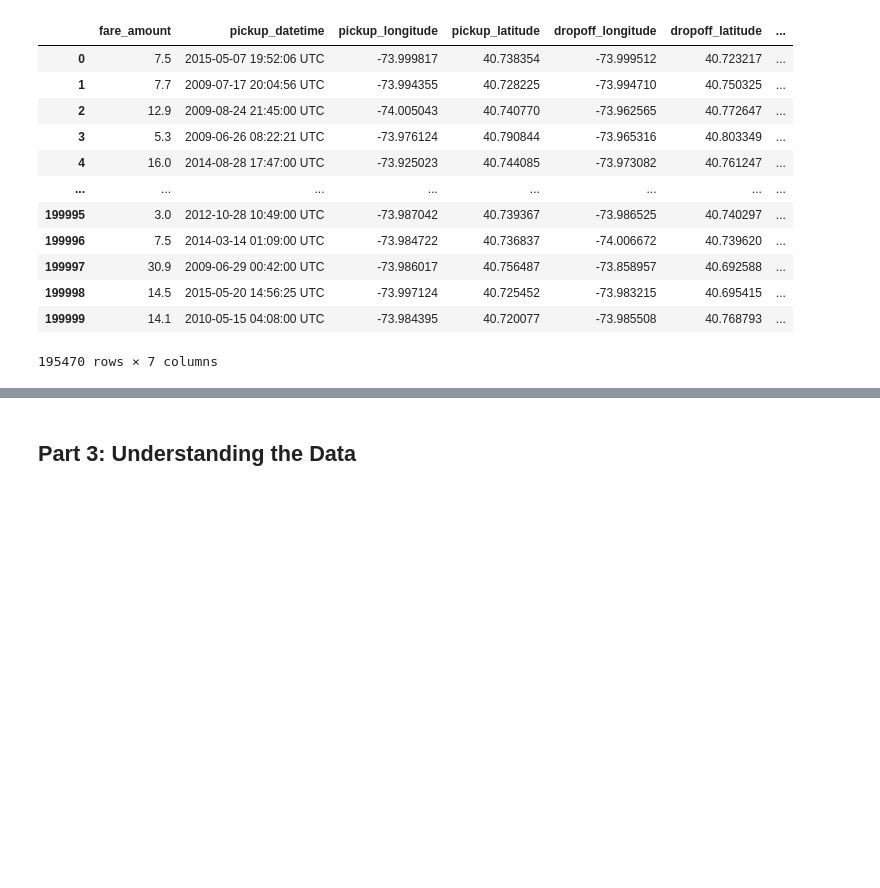
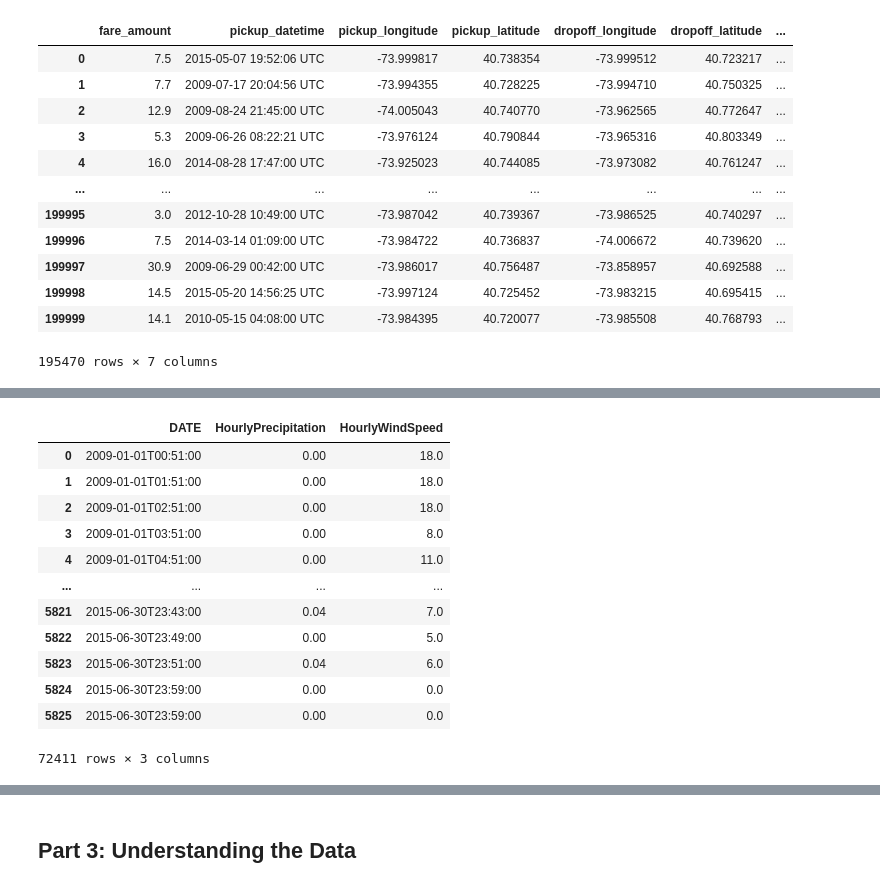
Before and after one commit to MissHela/PYFinalProject, a Jupyter notebook: Final_Project.ipynb, the cells around one changed output, grey strips where cells are left out. Cells and saved outputs as stored; diff of their text form; code cells hidden in the pictures; blank space fills up the shorter version.

```diff
--- a/Final_Project.ipynb
+++ b/Final_Project.ipynb
@@ -383,17 +382,32 @@ _Write some prose that tells the reader what you're about to do here._
 # %%
-def clean_month_weather_data_hourly(csv_file):
+# Clean weather data and delete unnecessary columns
+def clean_month_weather_data_hourly(csv_file: str) -> pd.DataFrame:
+    df=pd.read_csv(csv_file,low_memory=False)
+    # only get columns we need later
+    df=df[['DATE','HourlyPrecipitation','HourlyWindSpeed']]
+    # fill NaN values with zero because NaN means there is no precipitation.
+    df.fillna(0.00,inplace=True)
+    # T means very trace precipitation, to simplify, we set it as zero.
+    df['HourlyPrecipitation'].replace({'T':0.00},inplace=True)
+    # convert the datatype to float
+    df['HourlyPrecipitation']=pd.to_numeric(df['HourlyPrecipitation'],errors='coerce')
+    # We only collect data to Jun 2015
+    if(csv_file[:4]=='2015'):
+        df=df.iloc[:5826]
+    return df
 
+# Group weather data by the same date and calculate the daily mean of HourlyPrecipitation and HourlyWindSpeed
+def clean_month_weather_data_daily(csv_file: str) -> pd.DataFrame:
+    df=clean_month_weather_data_hourly(csv_file)
+    df=df.groupby(df['DATE'].str[:10]).mean()
+    return df
 
-def clean_month_weather_data_daily(csv_file):
-
-
-def load_and_clean_weather_data():
+# load and clean data
+def load_and_clean_weather_data() -> pd.DataFrame:
     hourly_dataframes = []
     daily_dataframes = []
 
-    # add some way to find all weather CSV files
-    # or just add the name/paths manually
-    weather_csv_files = ["TODO"]
+    weather_csv_files = ["2009_weather.csv","2010_weather.csv","2011_weather.csv","2012_weather.csv","2013_weather.csv","2014_weather.csv","2015_weather.csv"]
 
     for csv_file in weather_csv_files:
         hourly_dataframe = clean_month_weather_data_hourly(csv_file)
@@ -410 +424,18 @@ def load_and_clean_weather_data():
 hourly_weather, daily_weather = load_and_clean_weather_data()
+# %%
+# show the hourly weather dataset
+hourly_weather
+# %% [output]
+|  | DATE | HourlyPrecipitation | HourlyWindSpeed |
+| 0 | 2009-01-01T00:51:00 | 0.00 | 18.0 |
+| 1 | 2009-01-01T01:51:00 | 0.00 | 18.0 |
+| 2 | 2009-01-01T02:51:00 | 0.00 | 18.0 |
+| 3 | 2009-01-01T03:51:00 | 0.00 | 8.0 |
+| 4 | 2009-01-01T04:51:00 | 0.00 | 11.0 |
+| ... | ... | ... | ... |
+| 5821 | 2015-06-30T23:43:00 | 0.04 | 7.0 |
+| 5822 | 2015-06-30T23:49:00 | 0.00 | 5.0 |
+| 5823 | 2015-06-30T23:51:00 | 0.04 | 6.0 |
+| 5824 | 2015-06-30T23:59:00 | 0.00 | 0.0 |
+| 5825 | 2015-06-30T23:59:00 | 0.00 | 0.0 |
+72411 rows × 3 columns
```
Also changed, not shown: parts of 30 cells of this notebook, 3 other files.
